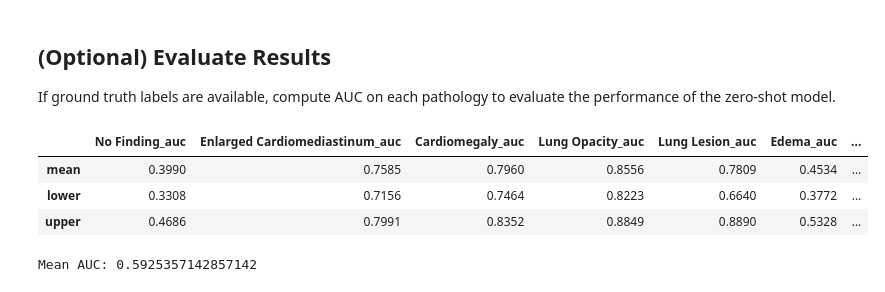
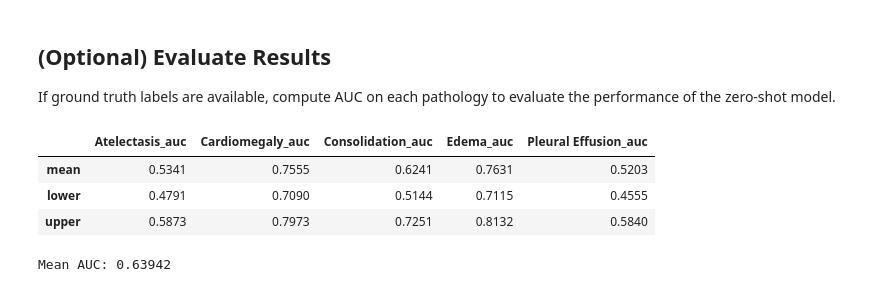
Before and after one commit to martinzwm/CheXzero, a Jupyter notebook: notebooks/zero_shot.ipynb, the cells around one changed output. Drawn from its saved outputs; the diff is of its cells as text; code cells hidden in the pictures.

```diff
--- a/notebooks/zero_shot.ipynb
+++ b/notebooks/zero_shot.ipynb
@@ -119,13 +118,45 @@ def ensemble_models(
             y_pred = np.load(cache_path)
         else: # cached prediction not found, compute preds
             print("Inferring model {}".format(path))
-            y_pred = run_softmax_eval(model, loader, cxr_labels, cxr_pair_template)
+            y_pred = run_softmax_eval(model, loader, cxr_labels, cxr_pair_template, change_text_encoder=change_text_encoder)
             if cache_dir is not None:
                 Path(cache_dir).mkdir(exist_ok=True, parents=True)
                 np.save(file=cache_path, arr=y_pred)
         predictions.append(y_pred)
 
     # compute average predictions
-    y_pred_avg = np.mean(predictions, axis=0)
+    if len(predictions) > 1:
+        y_pred_avg = np.mean(predictions, axis=0)
+    else:
+        y_pred_avg = predictions[0]
 
     return predictions, y_pred_avg
+# %%
+# make test_true
+test_true = make_true_labels(cxr_true_labels_path=cxr_true_labels_path, cxr_labels=cxr_labels)
+
+result = []
+# Evaluate all models alone
+for path in model_paths:
+    predictions, y_pred_avg = ensemble_models(
+        model_paths=[path],
+        cxr_filepath=cxr_filepath,
+        cxr_labels=cxr_labels,
+        cxr_pair_template=cxr_pair_template,
+        cache_dir=cache_dir,
+        change_text_encoder = True,
+    )
+
+    test_pred = y_pred_avg
+
+    # evaluate model
+    cxr_results = evaluate(test_pred, test_true, cxr_labels)
+
+    # boostrap evaluations for 95% confidence intervals
+    bootstrap_results = bootstrap(test_pred, test_true, cxr_labels)
+    mAUC = np.mean(bootstrap_results[1][["Atelectasis_auc", "Cardiomegaly_auc", "Consolidation_auc", "Edema_auc", "Pleural Effusion_auc"]].iloc[0, :])
+
+    print("Model:{},  AUC: {}".format(path, mAUC))
+    result.append([path, mAUC])
+
+print(result)
@@ -165,15 +233,18 @@ cxr_results = evaluate(test_pred, test_true, cxr_labels)
 bootstrap_results = bootstrap(test_pred, test_true, cxr_labels)
 # %%
 # display AUC with confidence intervals
-bootstrap_results[1]
+bootstrap_results[1][["Atelectasis_auc", "Cardiomegaly_auc", "Consolidation_auc", "Edema_auc", "Pleural Effusion_auc"]]
 # %% [output]
-|  | No Finding_auc | Enlarged Cardiomediastinum_auc | Cardiomegaly_auc | Lung Opacity_auc | Lung Lesion_auc | Edema_auc | ... |
-| mean | 0.3990 | 0.7585 | 0.7960 | 0.8556 | 0.7809 | 0.4534 | ... |
-| lower | 0.3308 | 0.7156 | 0.7464 | 0.8223 | 0.6640 | 0.3772 | ... |
-| upper | 0.4686 | 0.7991 | 0.8352 | 0.8849 | 0.8890 | 0.5328 | ... |
+|  | Atelectasis_auc | Cardiomegaly_auc | Consolidation_auc | Edema_auc | Pleural Effusion_auc |
+| mean | 0.5341 | 0.7555 | 0.6241 | 0.7631 | 0.5203 |
+| lower | 0.4791 | 0.7090 | 0.5144 | 0.7115 | 0.4555 |
+| upper | 0.5873 | 0.7973 | 0.7251 | 0.8132 | 0.5840 |
 # %%
-print("Mean AUC: {}".format(np.mean(bootstrap_results[1].iloc[0, :])))
+# top 5 competition pathologies
+print("Mean AUC: {}".format(
+    np.mean(bootstrap_results[1][["Atelectasis_auc", "Cardiomegaly_auc", "Consolidation_auc", "Edema_auc", "Pleural Effusion_auc"]].iloc[0, :])
+    ))
 # %% [output]
-Mean AUC: 0.5925357142857142
+Mean AUC: 0.63942
 # %%
 pd.DataFrame(bootstrap_results[1]).to_csv('chexzero_chexpert.csv')
```
Also changed, not shown: parts of 3 cells of this notebook, 4 other files.
